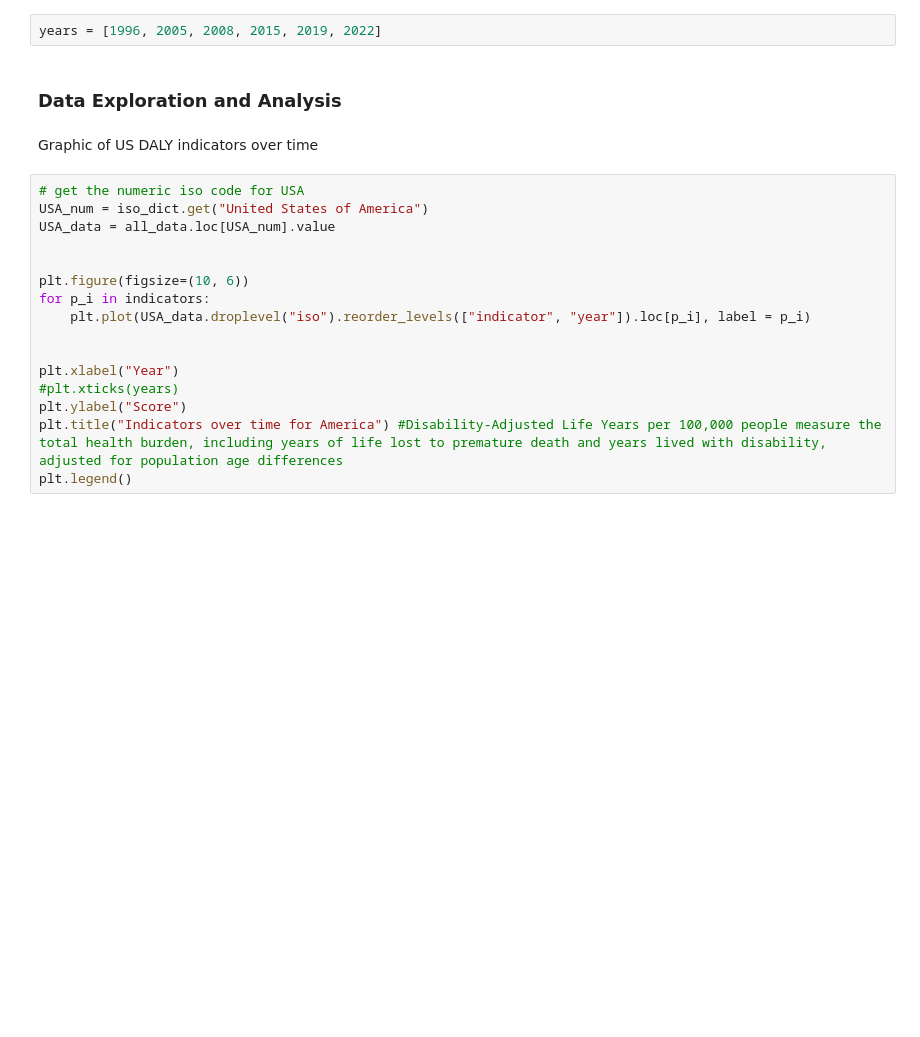
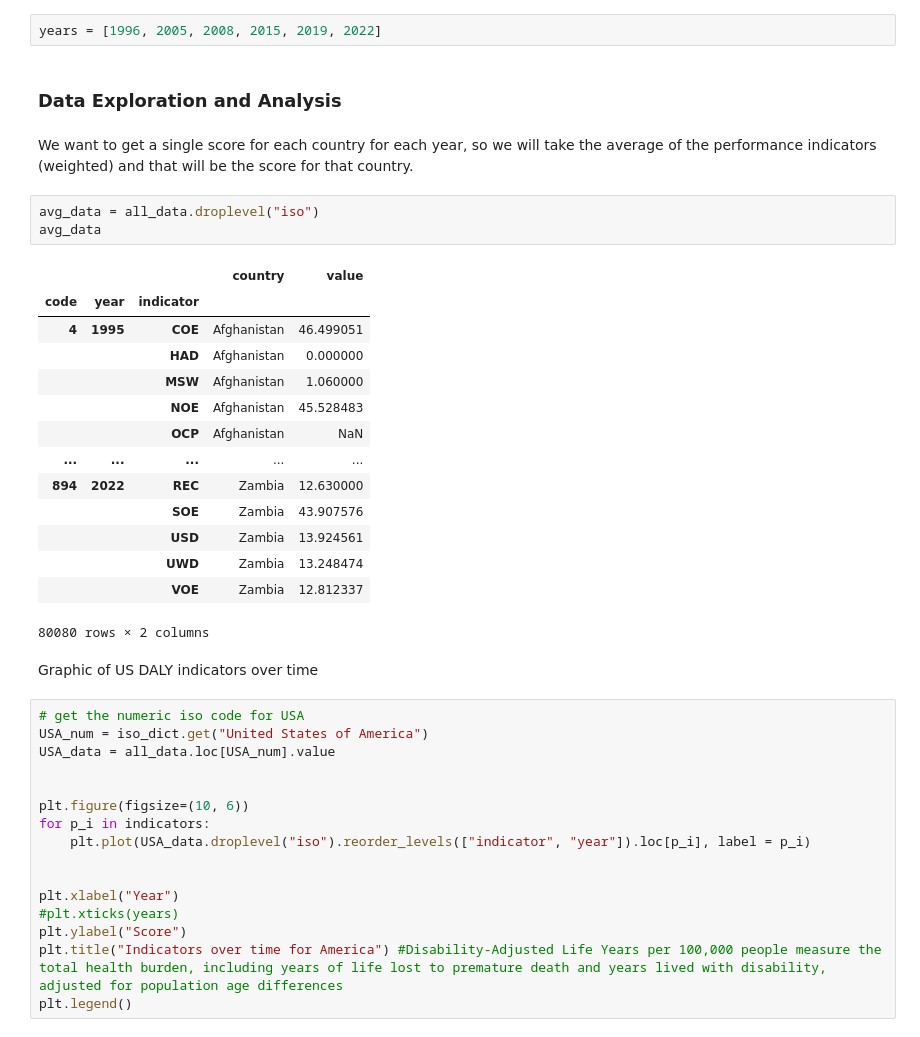
Before and after one commit to sussenbachtucker/DSCI235-Term-Project, a Jupyter notebook: DSCI235FinalProject.ipynb, the cells around one changed output. Saved outputs shown, nothing was run; the diff lists cells and outputs as text; blank space fills up the shorter version.

Commit message:
added explanation of weights and picture

```diff
--- a/DSCI235FinalProject.ipynb
+++ b/DSCI235FinalProject.ipynb
@@ -111,6 +133,26 @@ id like to add more to this text ^
 years = [1996, 2005, 2008, 2015, 2019, 2022]
 # %% [markdown]
 ### Data Exploration and Analysis
+# %% [markdown]
+We want to get a single score for each country for each year, so we will take the average of the performance indicators (weighted) and that will be the score for that country.
+# %%
+avg_data = all_data.droplevel("iso")
+avg_data
+# %% [output]
+|  |  |  | country | value |
+| code | year | indicator |  |  |
+| 4 | 1995 | COE | Afghanistan | 46.499051 |
+|  |  | HAD | Afghanistan | 0.000000 |
+|  |  | MSW | Afghanistan | 1.060000 |
+|  |  | NOE | Afghanistan | 45.528483 |
+|  |  | OCP | Afghanistan | NaN |
+| ... | ... | ... | ... | ... |
+| 894 | 2022 | REC | Zambia | 12.630000 |
+|  |  | SOE | Zambia | 43.907576 |
+|  |  | USD | Zambia | 13.924561 |
+|  |  | UWD | Zambia | 13.248474 |
+|  |  | VOE | Zambia | 12.812337 |
+80080 rows × 2 columns
 # %% [markdown]
 Graphic of US DALY indicators over time
 # %%
```
Also changed, not shown: parts of 5 cells of this notebook, 1 other file.
